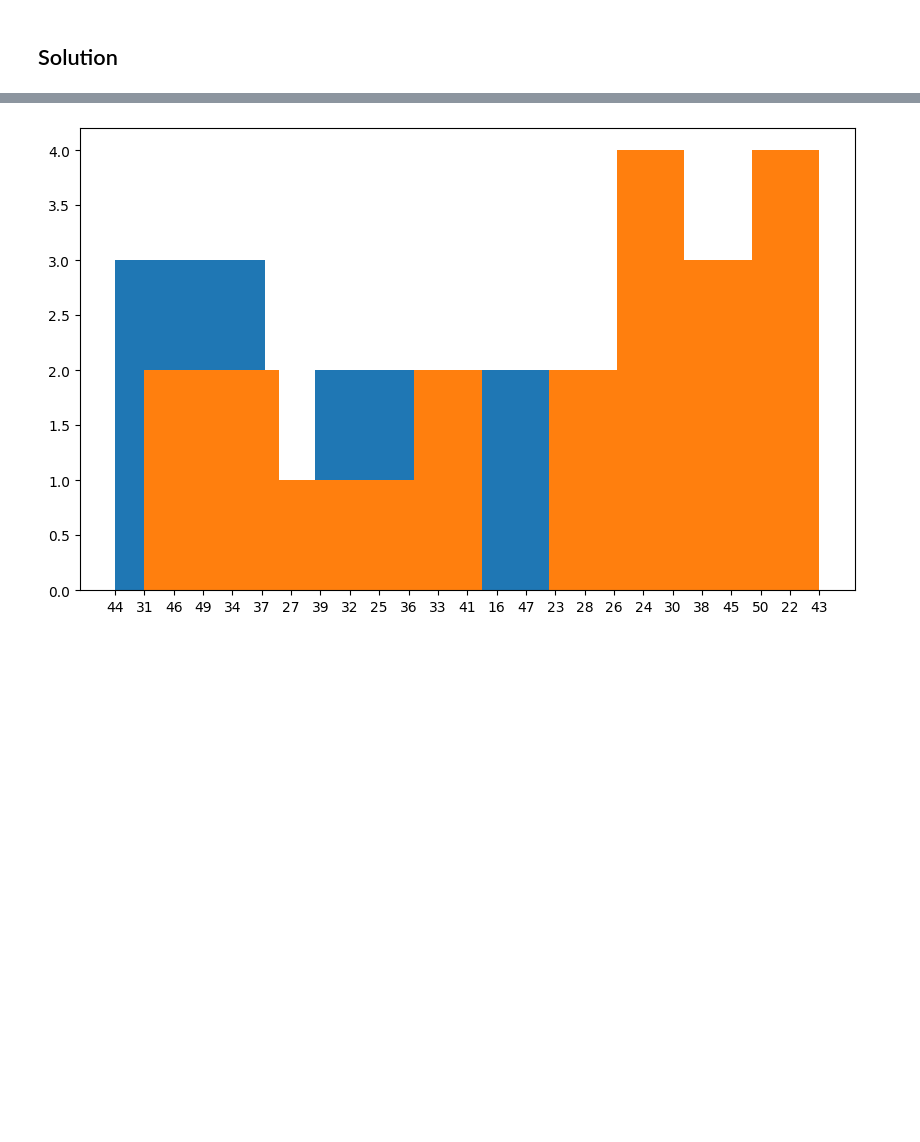
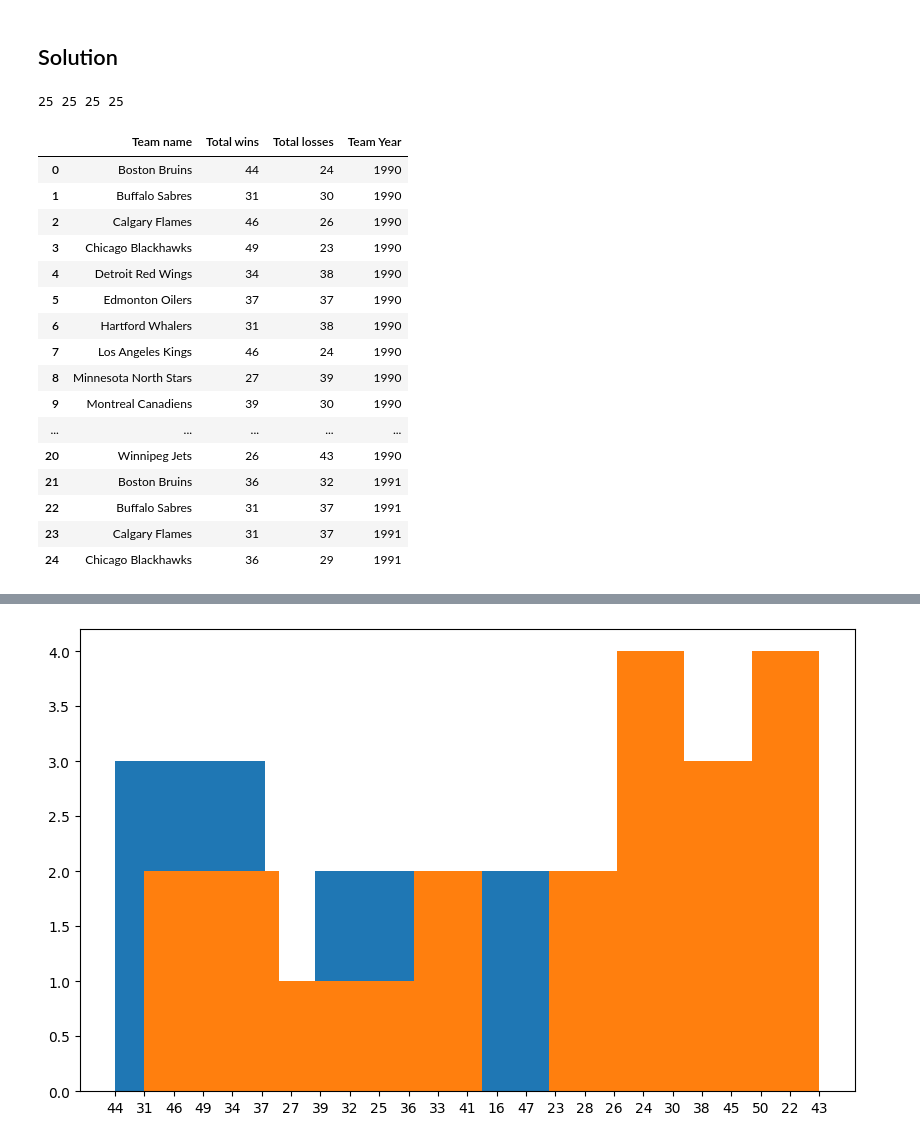
Before and after one commit to anagjurchinova/DataScience_2025, a Jupyter notebook: Hockey-Teams.ipynb, the cells around one changed output, grey strips where cells are left out. Drawn from its saved outputs; the diff is of its cells as text; code cells hidden in the pictures; blank space fills up the shorter version.

```diff
--- a/Hockey-Teams.ipynb
+++ b/Hockey-Teams.ipynb
@@ -80,3 +81,41 @@ In this laboratory assignment, the goal is to perform web scraping using **Selen
 - For more details, check the documentation (https://selenium-python.readthedocs.io/locating-elements.html).
 # %% [markdown]
 ## Solution
+# %%
+# Write your code here.
+table = browser.find_element(By.TAG_NAME, 'table')
+
+team_names = table.find_elements(By.CLASS_NAME, 'name')
+team_wins = table.find_elements(By.CLASS_NAME, 'wins')
+team_losses = table.find_elements(By.CLASS_NAME, 'losses')
+team_years = table.find_elements(By.CLASS_NAME, 'year')
+
+print(len(team_names), len(team_wins), len(team_losses), len(year))
+# %% [output]
+25 25 25 25
+# %%
+# Add as many code boxes as you need.
+data = []
+for name, wins, losses, year in zip(team_names, team_wins, team_losses, team_years):
+  data.append([name.text, wins.text, losses.text, year.text])
+
+df = pd.DataFrame(data, columns=['Team name', 'Total wins', 'Total losses', 'Team Year'])
+df
+# %% [output]
+|  | Team name | Total wins | Total losses | Team Year |
+| 0 | Boston Bruins | 44 | 24 | 1990 |
+| 1 | Buffalo Sabres | 31 | 30 | 1990 |
+| 2 | Calgary Flames | 46 | 26 | 1990 |
+| 3 | Chicago Blackhawks | 49 | 23 | 1990 |
+| 4 | Detroit Red Wings | 34 | 38 | 1990 |
+| 5 | Edmonton Oilers | 37 | 37 | 1990 |
+| 6 | Hartford Whalers | 31 | 38 | 1990 |
+| 7 | Los Angeles Kings | 46 | 24 | 1990 |
+| 8 | Minnesota North Stars | 27 | 39 | 1990 |
+| 9 | Montreal Canadiens | 39 | 30 | 1990 |
+| ... | ... | ... | ... | ... |
+| 20 | Winnipeg Jets | 26 | 43 | 1990 |
+| 21 | Boston Bruins | 36 | 32 | 1991 |
+| 22 | Buffalo Sabres | 31 | 37 | 1991 |
+| 23 | Calgary Flames | 31 | 37 | 1991 |
+| 24 | Chicago Blackhawks | 36 | 29 | 1991 |
```
Also changed, not shown: parts of 9 cells of this notebook.
